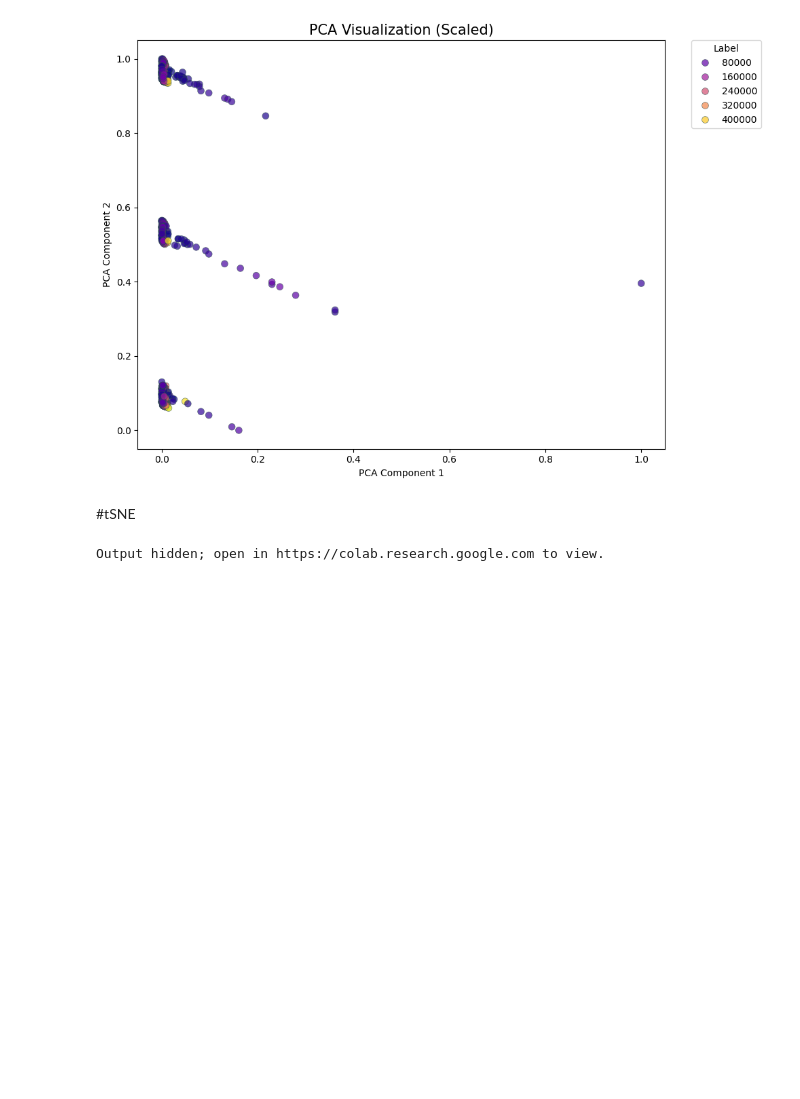
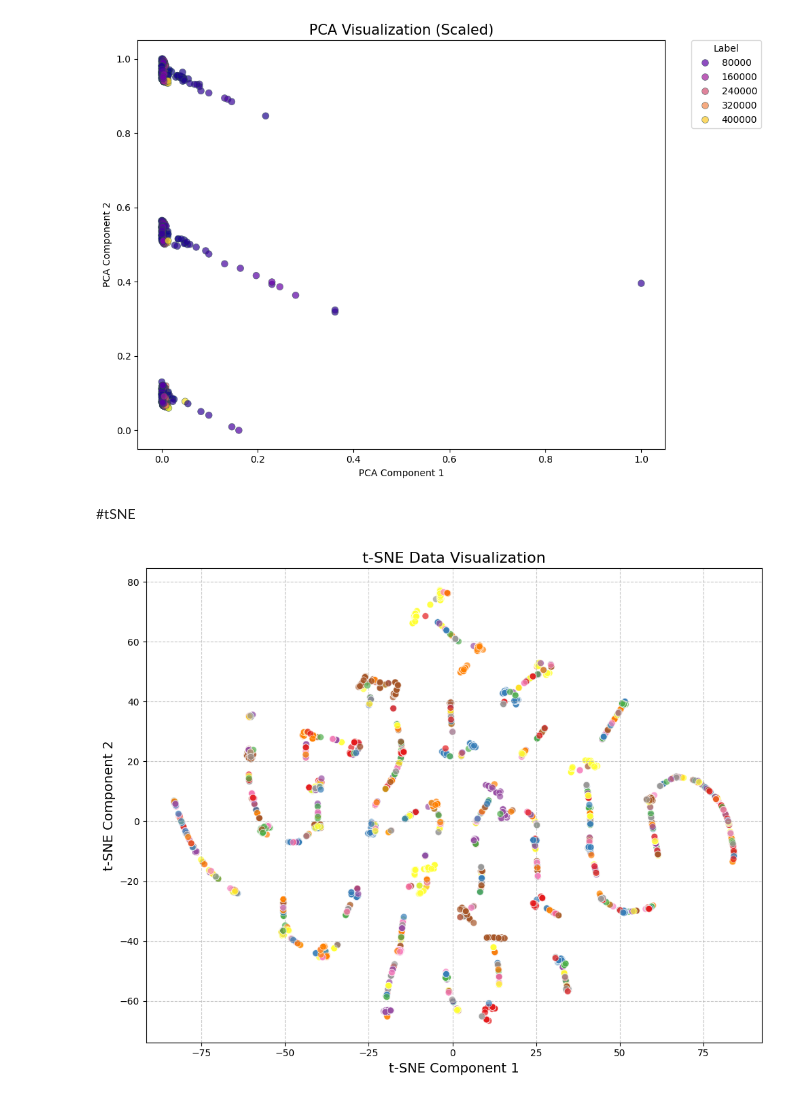
Before and after one commit to OleksandrMatushevskyi/FI-41mn_Data-Analysis, a Jupyter notebook: Lab2/DA_2_1.ipynb, the cells around one changed output. Cells and saved outputs as stored; diff of their text form; code cells hidden in the pictures; blank space fills up the shorter version.

```diff
--- a/Lab2/DA_2_1.ipynb
+++ b/Lab2/DA_2_1.ipynb
@@ -297,23 +297,30 @@ tsne_result = tsne.fit_transform(X)
 tsne_result_df = pd.DataFrame({'tsne_1': tsne_result[:,0], 'tsne_2': tsne_result[:,1], 'label': Y})
 # %%
 #Візуалізуємо дані
+import matplotlib.pyplot as plt
+import seaborn as sns
+from sklearn.manifold import TSNE
+import pandas as pd
 
+# Знижуємо розмірність до двох
+tsne = TSNE(n_components=2)
+tsne_result = tsne.fit_transform(X)
+tsne_result_df = pd.DataFrame({'tsne_1': tsne_result[:, 0], 'tsne_2': tsne_result[:, 1], 'label': Y})
+
+# Візуалізуємо дані
 fig, ax = plt.subplots(figsize=(10, 8))
 
 sns.scatterplot(x='tsne_1', y='tsne_2', hue='label', data=tsne_result_df, ax=ax, s=50, palette='Set1', alpha=0.7)
 
-lim = (tsne_result_df[['tsne_1', 'tsne_2']].min().min() - 5, tsne_result_df[['tsne_1', 'tsne_2']].max().max() + 5)
-ax.set_xlim(lim)
-ax.set_ylim(lim)
-ax.set_aspect('equal')
+# Прибираємо легенду
+ax.legend_.remove()
 
 ax.set_title('t-SNE Data Visualization', fontsize=16)
 ax.set_xlabel('t-SNE Component 1', fontsize=14)
 ax.set_ylabel('t-SNE Component 2', fontsize=14)
-ax.legend(bbox_to_anchor=(1.05, 1), loc='upper left', borderaxespad=0.0, fontsize=12)
 ax.grid(True, linestyle='--', alpha=0.7)
 
 plt.tight_layout()
 plt.show()
 # %% [output]
-Output hidden; open in https://colab.research.google.com to view.
+[figure, added]
```
